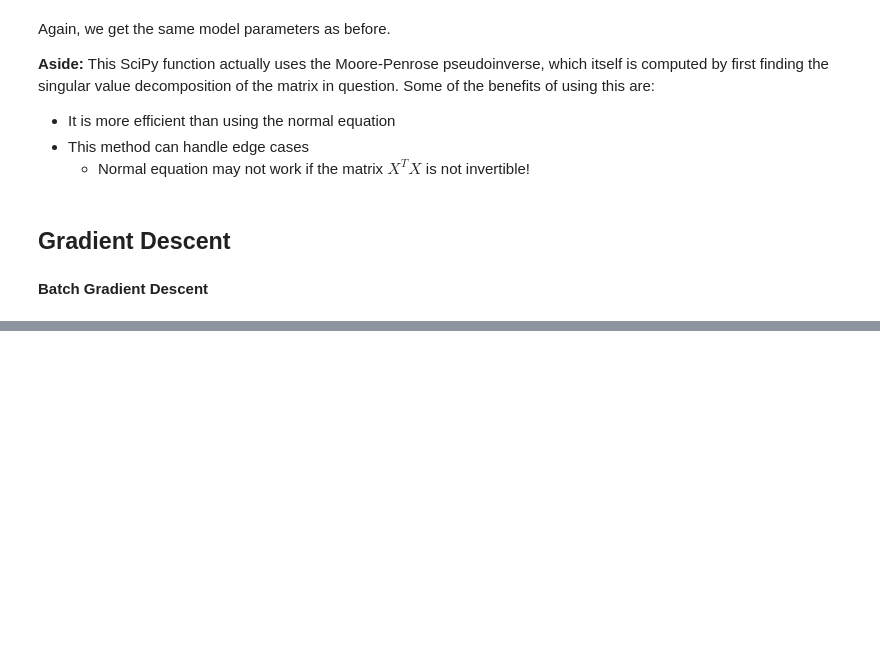
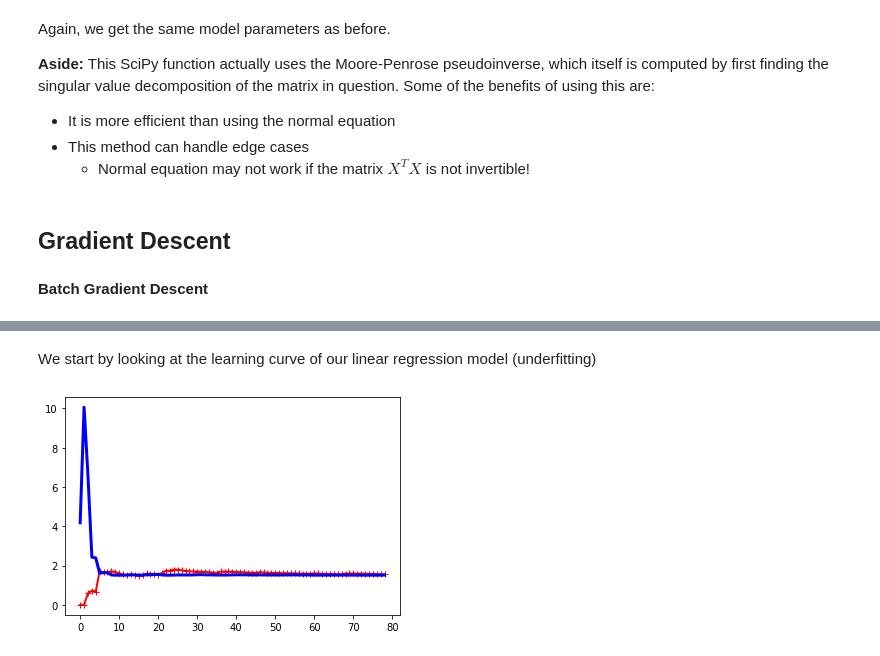
Before and after one commit to aj112358/ML_Notes, a Jupyter notebook: 04_Training_Models/04_Training_Models.ipynb, the cells around one changed output, grey strips where cells are left out. Drawn from its saved outputs; the diff is of its cells as text; code cells hidden in the pictures; blank space fills up the shorter version.

```diff
--- a/04_Training_Models/04_Training_Models.ipynb
+++ b/04_Training_Models/04_Training_Models.ipynb
@@ -207,0 +380,27 @@ Here is a visual that depicts
+# %%
+from sklearn.metrics import mean_squared_error
+from sklearn.model_selection import train_test_split
+
+def plot_learning_curves(model, X, y):
+
+    X_train, X_valid, y_train, y_valid = train_test_split(X, y, test_size = 0.2)
+    train_errors, validation_errors = [], []
+
+    for m in range(1, len(X_train)):
+        model.fit(X_train[:m], y_train[:m])
+
+        y_train_predictions = model.predict(X_train[:m])
+        y_valid_predictions = model.predict(X_valid)
+
+        train_errors.append(mean_squared_error(y_train[:m], y_train_predictions))
+        validation_errors.append(mean_squared_error(y_valid, y_valid_predictions))
+
+    plt.plot(np.sqrt(train_errors), "r-+", linewidth=2, label="train")
+    plt.plot(np.sqrt(validation_errors), "b-", linewidth=3, label="validation")
+# %% [markdown]
+We start by looking at the learning curve of our linear regression model (underfitting)
+# %%
+linear_model = LinearRegression()
+plot_learning_curves(linear_model, X, y)
+# %% [output]
+[figure, added]
```
Also changed, not shown: parts of 63 cells of this notebook.
